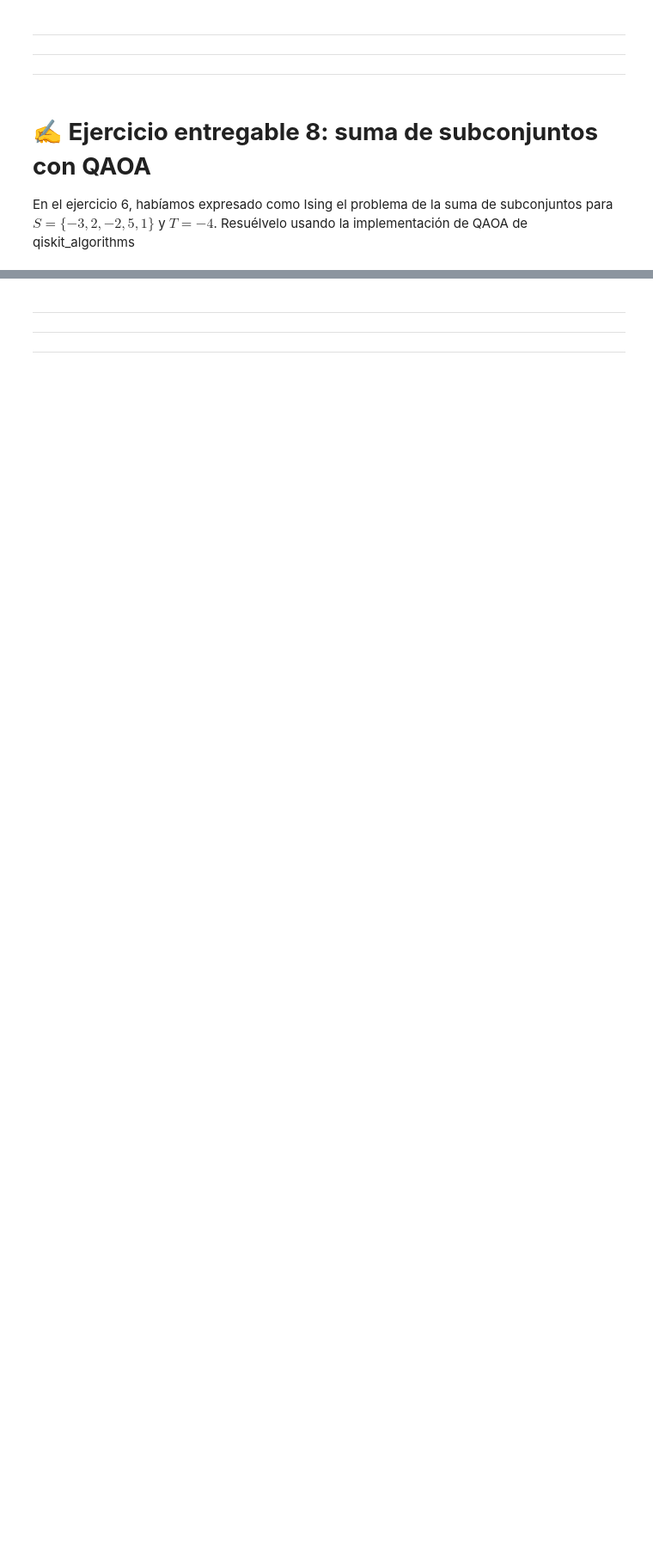
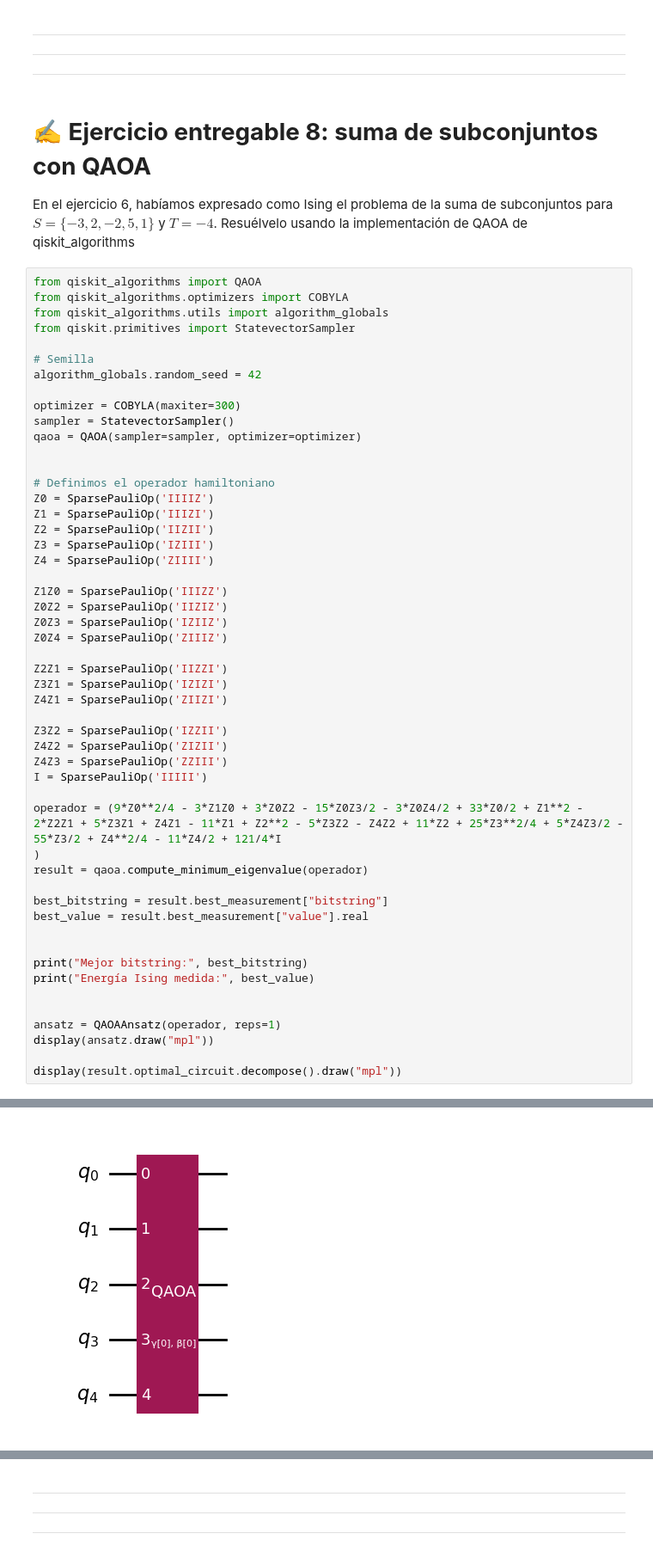
Before and after one commit to mateofra/CUANTICA, a Jupyter notebook: 04. Algoritmos cuánticos de optimización.ipynb, the cells around one changed output, grey strips where cells are left out. Shown at 86% size. Saved outputs shown, nothing was run; the diff lists cells and outputs as text; blank space fills up the shorter version.

```diff
--- a/04. Algoritmos cuánticos de optimización.ipynb
+++ b/04. Algoritmos cuánticos de optimización.ipynb
@@ -2049,3 +2443,55 @@ result.optimal_circuit.decompose(reps=2).draw('mpl')
 
 
 En el ejercicio 6, habíamos expresado como Ising el problema de la suma de subconjuntos para $S=\{-3, 2, -2, 5, 1\}$ y $T=-4$. Resuélvelo usando la implementación de QAOA de qiskit_algorithms
+# %%
+from qiskit_algorithms import QAOA
+from qiskit_algorithms.optimizers import COBYLA
+from qiskit_algorithms.utils import algorithm_globals
+from qiskit.primitives import StatevectorSampler
+
+# Semilla
+algorithm_globals.random_seed = 42
+
+optimizer = COBYLA(maxiter=300)
+sampler = StatevectorSampler()
+qaoa = QAOA(sampler=sampler, optimizer=optimizer)
+
+
+# Definimos el operador hamiltoniano
+Z0 = SparsePauliOp('IIIIZ')
+Z1 = SparsePauliOp('IIIZI')
+Z2 = SparsePauliOp('IIZII')
+Z3 = SparsePauliOp('IZIII')
+Z4 = SparsePauliOp('ZIIII')
+
+Z1Z0 = SparsePauliOp('IIIZZ')
+Z0Z2 = SparsePauliOp('IIZIZ')
+Z0Z3 = SparsePauliOp('IZIIZ')
+Z0Z4 = SparsePauliOp('ZIIIZ')
+
+Z2Z1 = SparsePauliOp('IIZZI')
+Z3Z1 = SparsePauliOp('IZIZI')
+Z4Z1 = SparsePauliOp('ZIIZI')
+
+Z3Z2 = SparsePauliOp('IZZII')
+Z4Z2 = SparsePauliOp('ZIZII')
+Z4Z3 = SparsePauliOp('ZZIII')
+I = SparsePauliOp('IIIII')
+
+operador = (9*Z0**2/4 - 3*Z1Z0 + 3*Z0Z2 - 15*Z0Z3/2 - 3*Z0Z4/2 + 33*Z0/2 + Z1**2 - 2*Z2Z1 + 5*Z3Z1 + Z4Z1 - 11*Z1 + Z2**2 - 5*Z3Z2 - Z4Z2 + 11*Z2 + 25*Z3**2/4 + 5*Z4Z3/2 - 55*Z3/2 + Z4**2/4 - 11*Z4/2 + 121/4*I
+)
+result = qaoa.compute_minimum_eigenvalue(operador)
+
+best_bitstring = result.best_measurement["bitstring"]
+best_value = result.best_measurement["value"].real
+
+
+print("Mejor bitstring:", best_bitstring)
+print("Energía Ising medida:", best_value)
+
+
+ansatz = QAOAAnsatz(operador, reps=1)
+display(ansatz.draw("mpl"))
+
+display(result.optimal_circuit.decompose().draw("mpl"))
+# %% [output]
@@ -2051,0 +2500 @@ En el ejercicio 6, habíamos expresado como Ising el problema de la suma de subc
+[figure, added]
```
Also changed, not shown: parts of 37 cells of this notebook, 8 other files.
